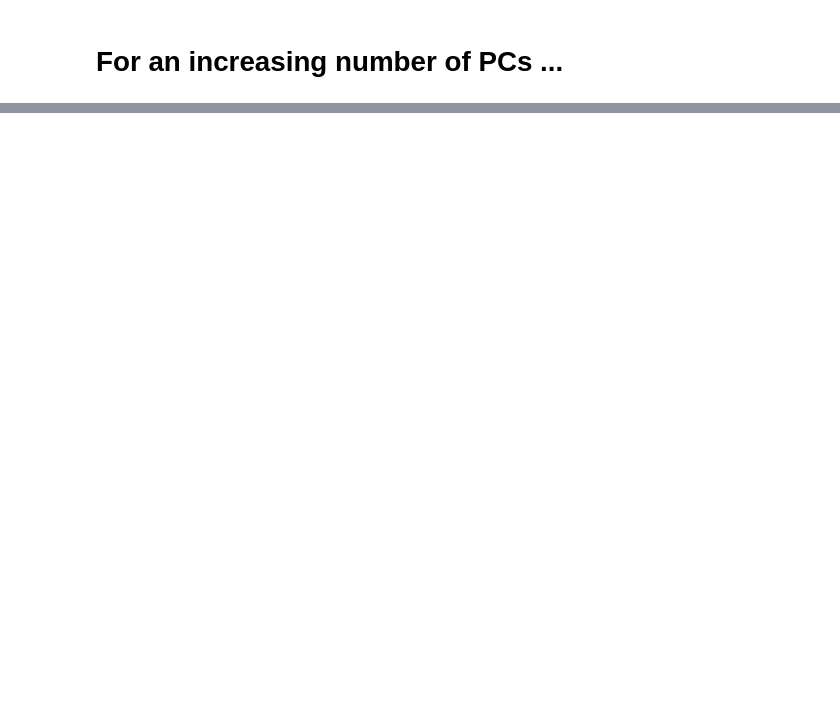
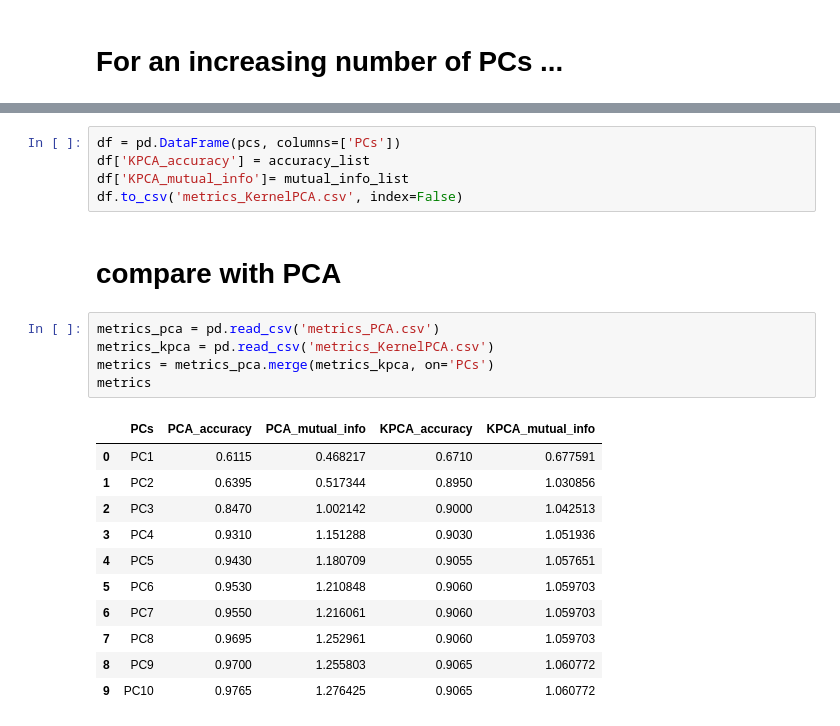
Before and after one commit to ansuini/dottorato_AI_area, a Jupyter notebook: Ex2/ex_2_KernelPCA_MLR.ipynb, the cells around one changed output, grey strips where cells are left out. Cells and saved outputs as stored; diff of their text form; blank space fills up the shorter version.

```diff
--- a/Ex2/ex_2_KernelPCA_MLR.ipynb
+++ b/Ex2/ex_2_KernelPCA_MLR.ipynb
@@ -164,0 +182,24 @@ plt.show()
+# %%
+df = pd.DataFrame(pcs, columns=['PCs'])
+df['KPCA_accuracy'] = accuracy_list
+df['KPCA_mutual_info']= mutual_info_list
+df.to_csv('metrics_KernelPCA.csv', index=False)
+# %% [markdown]
+# compare with PCA
+# %%
+metrics_pca = pd.read_csv('metrics_PCA.csv')
+metrics_kpca = pd.read_csv('metrics_KernelPCA.csv')
+metrics = metrics_pca.merge(metrics_kpca, on='PCs')
+metrics
+# %% [output]
+|  | PCs | PCA_accuracy | PCA_mutual_info | KPCA_accuracy | KPCA_mutual_info |
+| 0 | PC1 | 0.6115 | 0.468217 | 0.6710 | 0.677591 |
+| 1 | PC2 | 0.6395 | 0.517344 | 0.8950 | 1.030856 |
+| 2 | PC3 | 0.8470 | 1.002142 | 0.9000 | 1.042513 |
+| 3 | PC4 | 0.9310 | 1.151288 | 0.9030 | 1.051936 |
+| 4 | PC5 | 0.9430 | 1.180709 | 0.9055 | 1.057651 |
+| 5 | PC6 | 0.9530 | 1.210848 | 0.9060 | 1.059703 |
+| 6 | PC7 | 0.9550 | 1.216061 | 0.9060 | 1.059703 |
+| 7 | PC8 | 0.9695 | 1.252961 | 0.9060 | 1.059703 |
+| 8 | PC9 | 0.9700 | 1.255803 | 0.9065 | 1.060772 |
+| 9 | PC10 | 0.9765 | 1.276425 | 0.9065 | 1.060772 |
```
Also changed, not shown: parts of 4 cells of this notebook, 3 other files.
